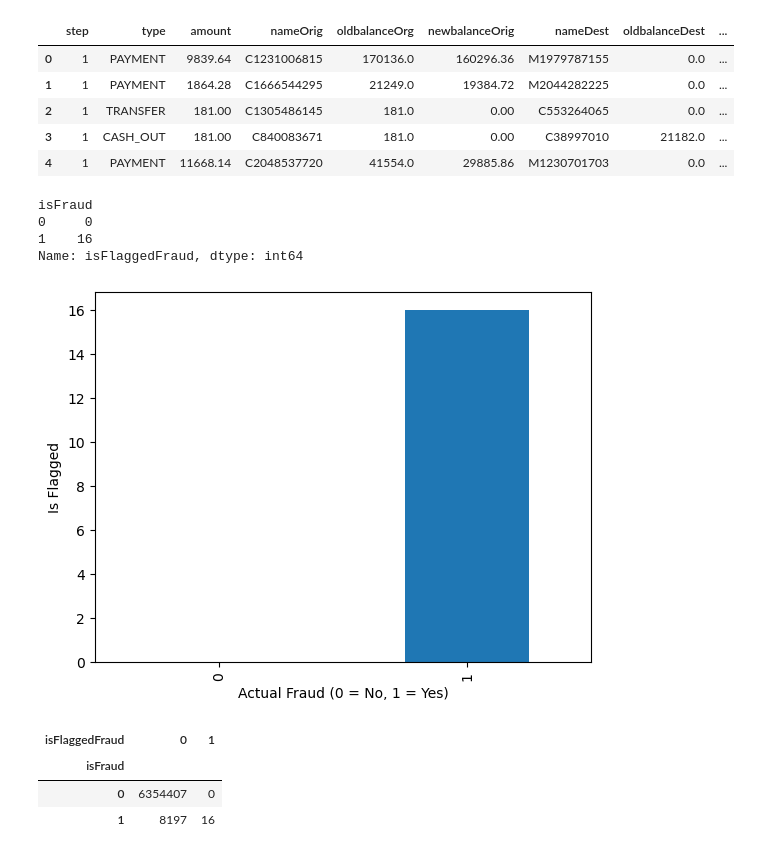
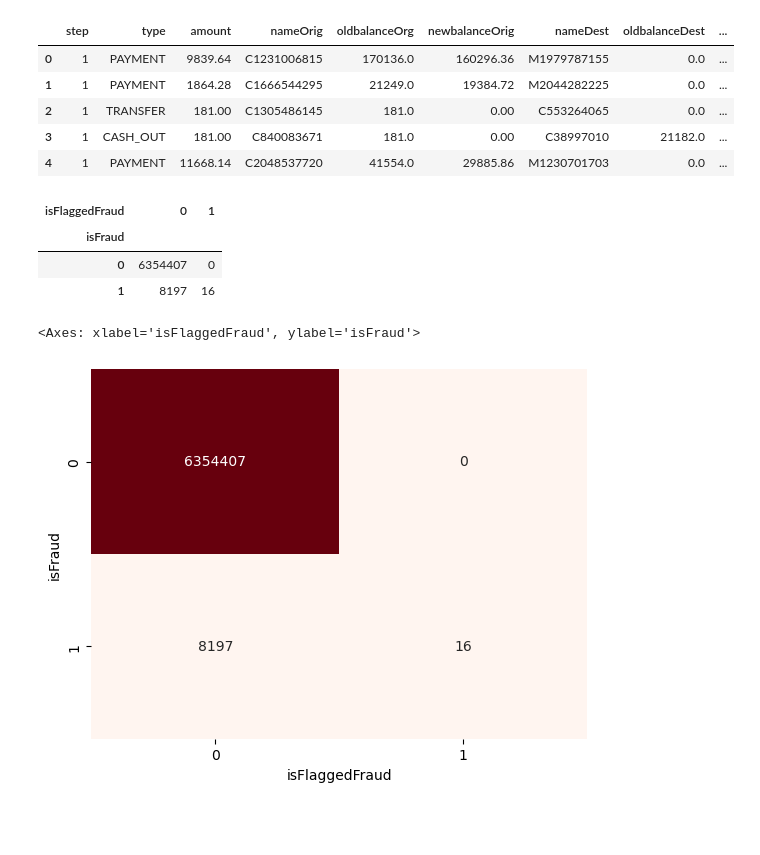
Before and after one commit to Sheryl122/Financial-Fraud-Analysis, a Jupyter notebook: code/eda.ipynb, the cells around one changed output. Saved outputs shown, nothing was run; the diff lists cells and outputs as text; code cells hidden in the pictures; blank space fills up the shorter version.

```diff
--- a/code/eda.ipynb
+++ b/code/eda.ipynb
@@ -44,24 +44,17 @@ df.head()
 | 2 | 1 | TRANSFER | 181.00 | C1305486145 | 181.0 | 0.00 | C553264065 | 0.0 | ... |
 | 3 | 1 | CASH_OUT | 181.00 | C840083671 | 181.0 | 0.00 | C38997010 | 21182.0 | ... |
 | 4 | 1 | PAYMENT | 11668.14 | C2048537720 | 41554.0 | 29885.86 | M1230701703 | 0.0 | ... |
-# %%
-fraudVsflagged = df.groupby('isFraud')['isFlaggedFraud'].sum()
-print(fraudVsflagged)
-fraudVsflagged.plot(kind='bar')
-plt.xlabel('Actual Fraud (0 = No, 1 = Yes)')
-plt.ylabel('Is Flagged')
-plt.show()
-# %% [output]
-isFraud
-0     0
-1    16
-Name: isFlaggedFraud, dtype: int64
-[figure, removed]
+# %%
+flaggedvsfraud = pd.crosstab(df['isFraud'], df['isFlaggedFraud'])
+flaggedvsfraud
+# %% [output]
+| isFlaggedFraud | 0 | 1 |
+| isFraud |  |  |
+| 0 | 6354407 | 0 |
+| 1 | 8197 | 16 |
 # %%
-pd.crosstab(df['isFraud'], df['isFlaggedFraud'])
+sns.heatmap(flaggedvsfraud, annot=True, fmt='d', cmap='Reds', cbar=False)
 # %% [output]
-| isFlaggedFraud | 0 | 1 |
-| isFraud |  |  |
-| 0 | 6354407 | 0 |
-| 1 | 8197 | 16 |
+<Axes: xlabel='isFlaggedFraud', ylabel='isFraud'>
+[figure, added]
 # %%
```
Also changed, not shown: parts of 2 cells of this notebook.
